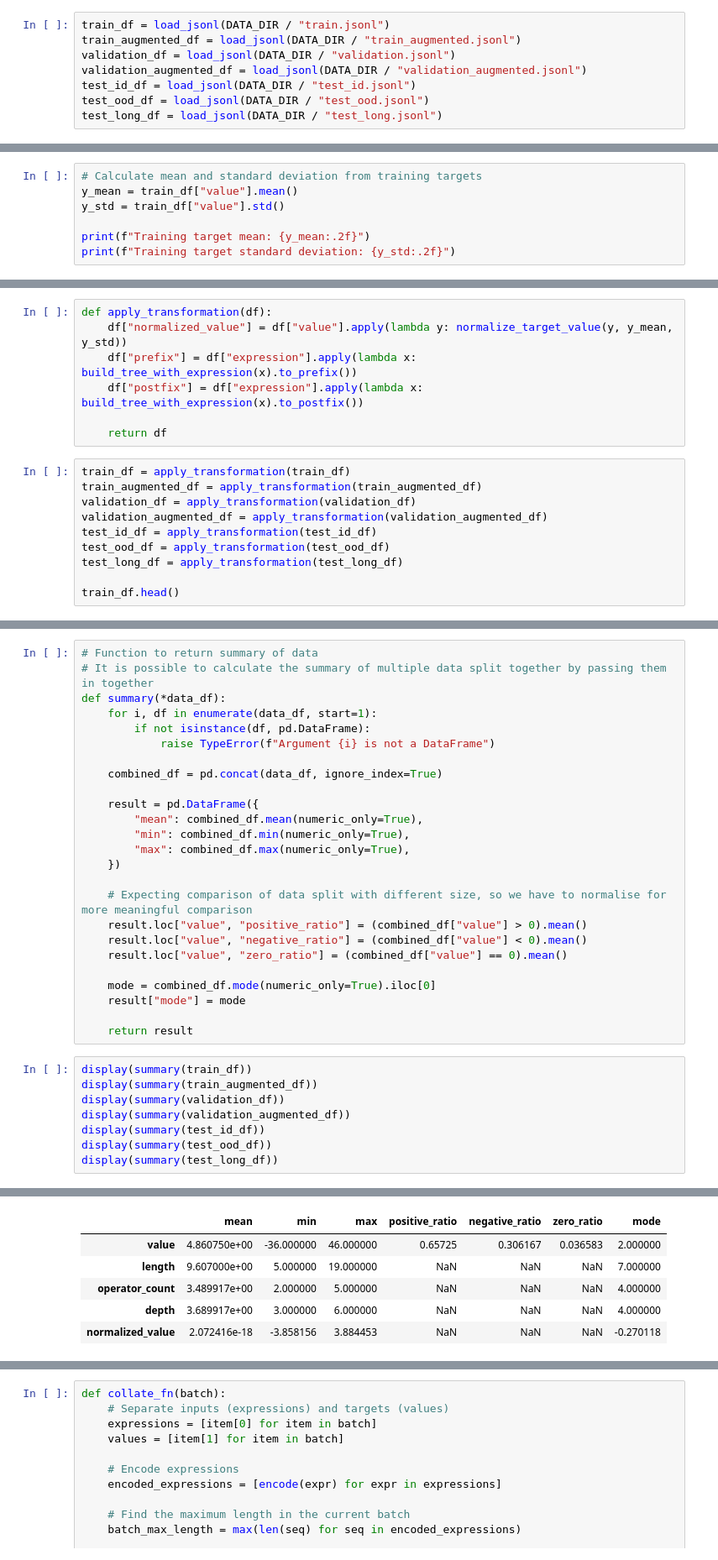
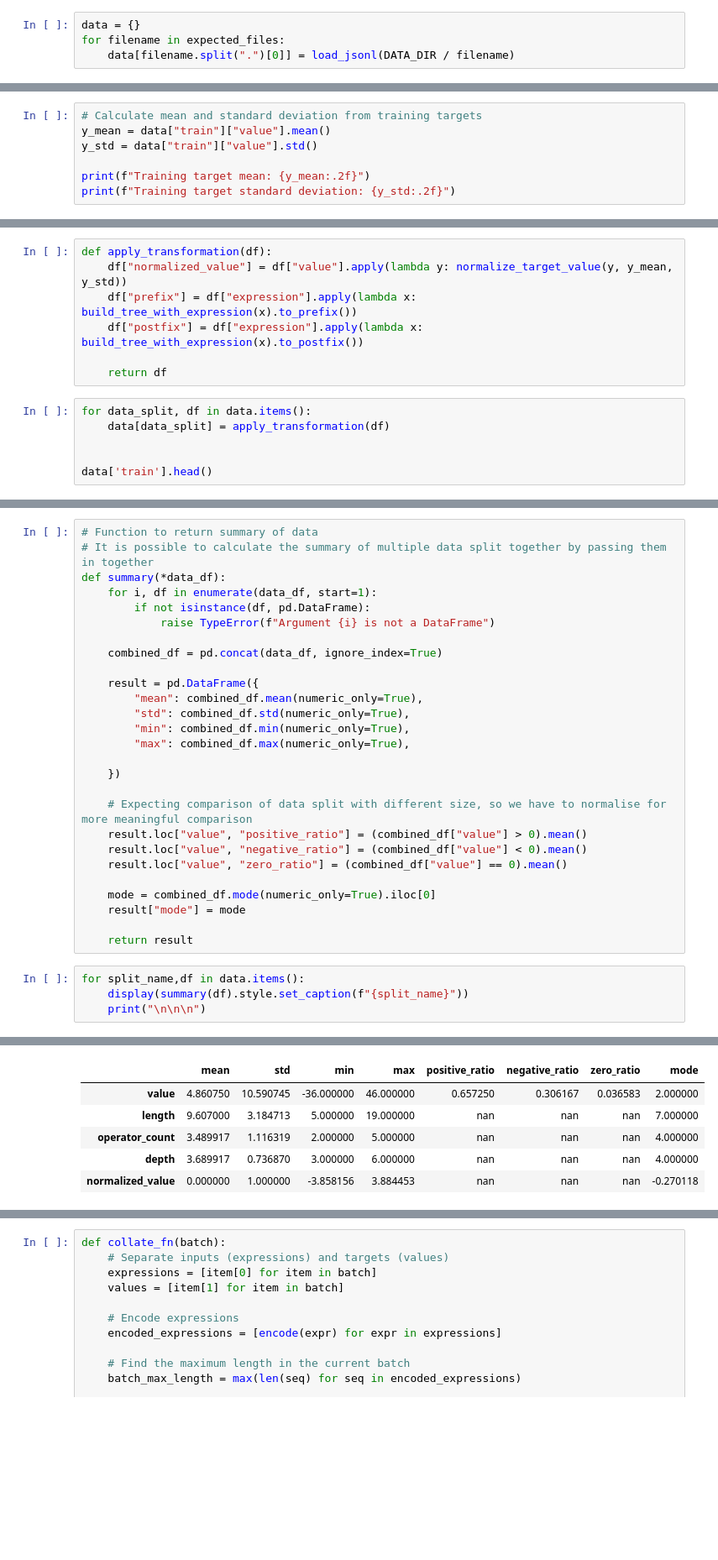
Before and after one commit to BrennoVaccari/95662-Introduction-To-Machine-Learning, a Jupyter notebook: CNN.ipynb, the cells around one changed output, grey strips where cells are left out. Shown at 84% size. Drawn from its saved outputs; the diff is of its cells as text; blank space fills up the shorter version.

```diff
--- a/CNN.ipynb
+++ b/CNN.ipynb
@@ -111,10 +125,6 @@ def load_jsonl(path):
             records.append(json.loads(line))
     return pd.DataFrame(records)
 # %%
-train_df = load_jsonl(DATA_DIR / "train.jsonl")
-train_augmented_df = load_jsonl(DATA_DIR / "train_augmented.jsonl")
-validation_df = load_jsonl(DATA_DIR / "validation.jsonl")
-validation_augmented_df = load_jsonl(DATA_DIR / "validation_augmented.jsonl")
-test_id_df = load_jsonl(DATA_DIR / "test_id.jsonl")
-test_ood_df = load_jsonl(DATA_DIR / "test_ood.jsonl")
-test_long_df = load_jsonl(DATA_DIR / "test_long.jsonl")
+data = {}
+for filename in expected_files:
+    data[filename.split(".")[0]] = load_jsonl(DATA_DIR / filename)
@@ -314,8 +405,8 @@ build_tree_with_expression(expression).to_postfix()
 Normalizing the target variable (output) can help improve model performance and stability during training, especially with regression tasks. By scaling the target values, the model can learn more efficiently. We will normalize `y_train` and `y_val` using the mean and standard deviation calculated from `y_train`.
 # %%
 # Calculate mean and standard deviation from training targets
-y_mean = train_df["value"].mean()
-y_std = train_df["value"].std()
+y_mean = data["train"]["value"].mean()
+y_std = data["train"]["value"].std()
 
 print(f"Training target mean: {y_mean:.2f}")
 print(f"Training target standard deviation: {y_std:.2f}")
@@ -340,15 +431,11 @@ def apply_transformation(df):
 
     return df
 # %%
-train_df = apply_transformation(train_df)
-train_augmented_df = apply_transformation(train_augmented_df)
-validation_df = apply_transformation(validation_df)
-validation_augmented_df = apply_transformation(validation_augmented_df)
-test_id_df = apply_transformation(test_id_df)
-test_ood_df = apply_transformation(test_ood_df)
-test_long_df = apply_transformation(test_long_df)
+for data_split, df in data.items():
+    data[data_split] = apply_transformation(df)
 
-train_df.head()
+
+data['train'].head()
 # %% [output]
 |  | id | expression | value | length | operator_count | depth | normalized_value | prefix | postfix |
 | 0 | train-00000 | 4+4+7+3+8-1 | 25 | 11 | 5 | 5 | 1.901590 | - + + + + 4 4 7 3 8 1 | 4 4 + 7 + 3 + 8 + 1 - |
@@ -372,8 +459,10 @@ def summary(*data_df):
 
     result = pd.DataFrame({
         "mean": combined_df.mean(numeric_only=True),
+        "std": combined_df.std(numeric_only=True),
         "min": combined_df.min(numeric_only=True),
         "max": combined_df.max(numeric_only=True),
+
     })
 
     # Expecting comparison of data split with different size, so we have to normalise for more meaningful comparison
@@ -386,11 +475,7 @@ def summary(*data_df):
 
     return result
 # %%
-display(summary(train_df))
-display(summary(train_augmented_df))
-display(summary(validation_df))
-display(summary(validation_augmented_df))
-display(summary(test_id_df))
-display(summary(test_ood_df))
-display(summary(test_long_df))
+for split_name,df in data.items():
+    display(summary(df).style.set_caption(f"{split_name}"))
+    print("\n\n\n")
 # %% [output]
@@ -397,6 +483,6 @@ display(summary(test_long_df))
-|  | mean | min | max | positive_ratio | negative_ratio | zero_ratio | mode |
-| value | 4.860750e+00 | -36.000000 | 46.000000 | 0.65725 | 0.306167 | 0.036583 | 2.000000 |
-| length | 9.607000e+00 | 5.000000 | 19.000000 | NaN | NaN | NaN | 7.000000 |
-| operator_count | 3.489917e+00 | 2.000000 | 5.000000 | NaN | NaN | NaN | 4.000000 |
-| depth | 3.689917e+00 | 3.000000 | 6.000000 | NaN | NaN | NaN | 4.000000 |
-| normalized_value | 2.072416e-18 | -3.858156 | 3.884453 | NaN | NaN | NaN | -0.270118 |
+|  | mean | std | min | max | positive_ratio | negative_ratio | zero_ratio | mode |
+| value | 4.860750 | 10.590745 | -36.000000 | 46.000000 | 0.657250 | 0.306167 | 0.036583 | 2.000000 |
+| length | 9.607000 | 3.184713 | 5.000000 | 19.000000 | nan | nan | nan | 7.000000 |
+| operator_count | 3.489917 | 1.116319 | 2.000000 | 5.000000 | nan | nan | nan | 4.000000 |
+| depth | 3.689917 | 0.736870 | 3.000000 | 6.000000 | nan | nan | nan | 4.000000 |
+| normalized_value | 0.000000 | 1.000000 | -3.858156 | 3.884453 | nan | nan | nan | -0.270118 |
```
Also changed, not shown: parts of 98 cells of this notebook, 42 other files.
